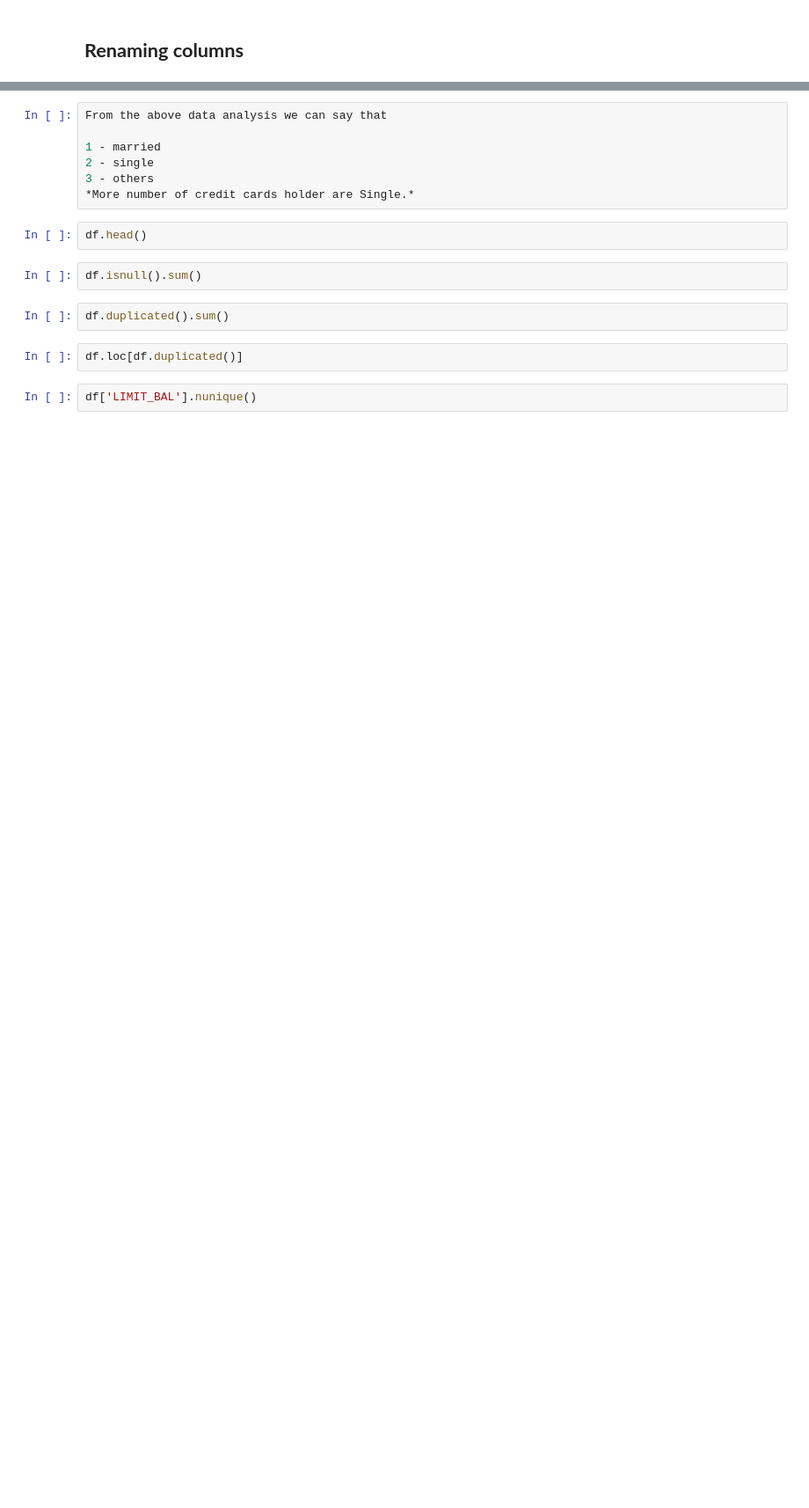
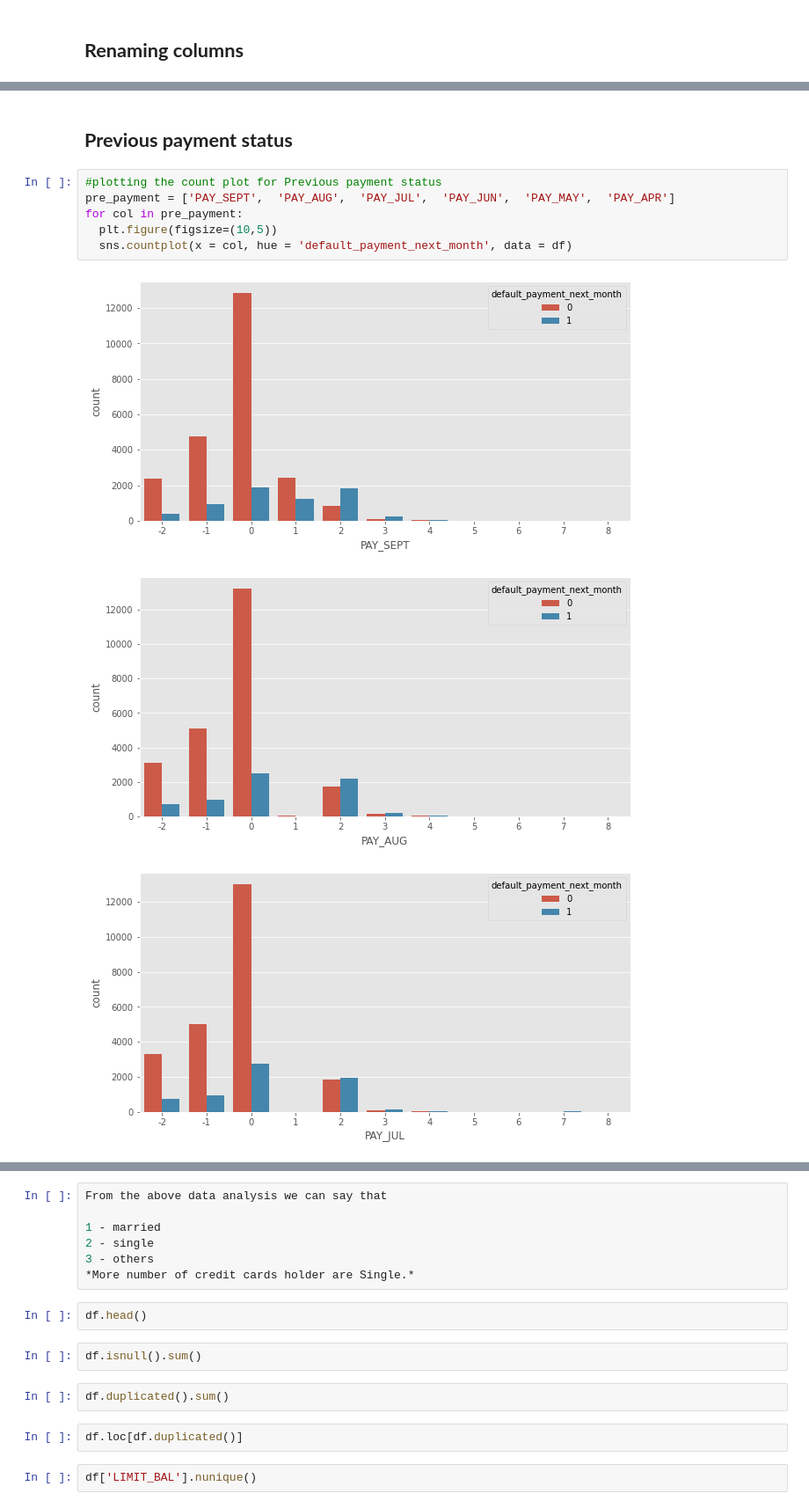
Before and after one commit to harshithgowdakc/Credit-Card-Default-Prediction, a Jupyter notebook: Credit_Card_Default_Prediction.ipynb, the cells around one changed output, grey strips where cells are left out. Shown at 88% size. Cells and saved outputs as stored; diff of their text form; blank space fills up the shorter version.

```diff
--- a/Credit_Card_Default_Prediction.ipynb
+++ b/Credit_Card_Default_Prediction.ipynb
@@ -601,0 +656,12 @@ ax = sns.boxplot(x="default_payment_next_month", y="LIMIT_BAL", data=df, palette
+# %% [markdown]
+## **Previous payment status**
+# %%
+#plotting the count plot for Previous payment status
+pre_payment = ['PAY_SEPT',	'PAY_AUG',	'PAY_JUL',	'PAY_JUN',	'PAY_MAY',	'PAY_APR']
+for col in pre_payment:
+  plt.figure(figsize=(10,5))
+  sns.countplot(x = col, hue = 'default_payment_next_month', data = df)
+# %% [output]
+[figure, added]
+[figure, added]
+[figure, added]
```
Also changed, not shown: parts of 31 cells of this notebook.
